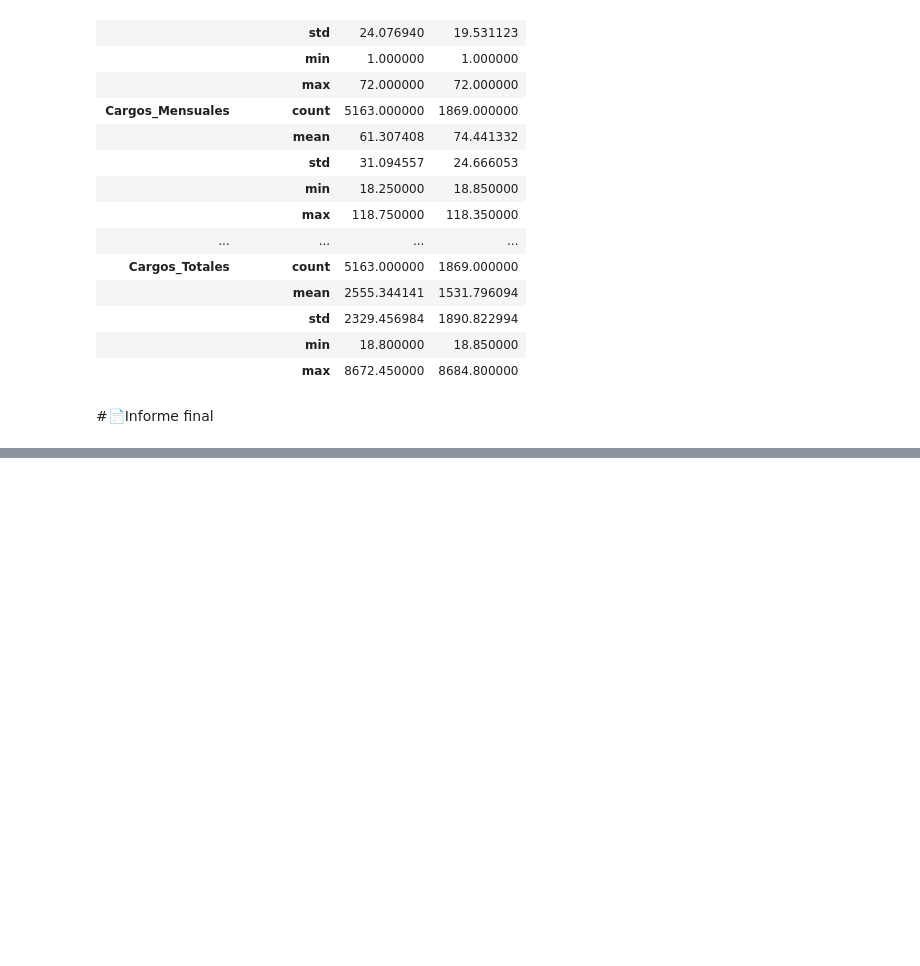
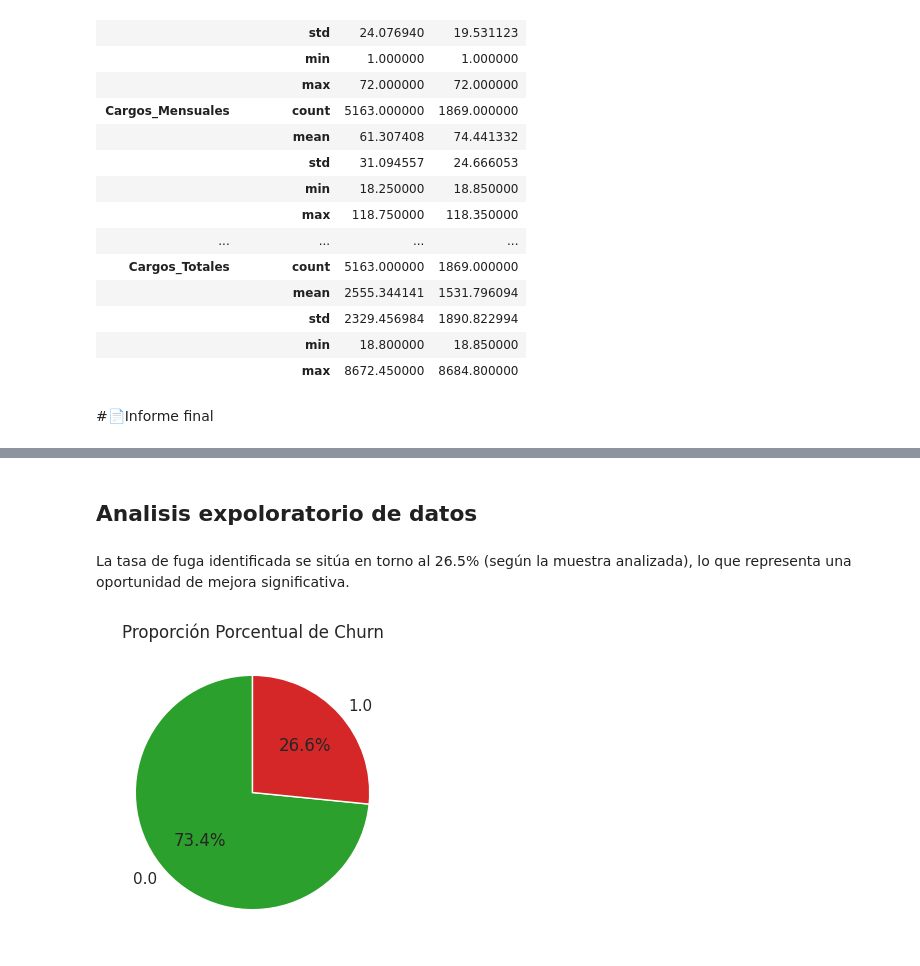
Before and after one commit to yansiercaro/TelecomX_LATAM, a Jupyter notebook: TelecomX_LATAM.ipynb, the cells around one changed output, grey strips where cells are left out. Cells and saved outputs as stored; diff of their text form; code cells hidden in the pictures; blank space fills up the shorter version.

```diff
--- a/TelecomX_LATAM.ipynb
+++ b/TelecomX_LATAM.ipynb
@@ -455,0 +459,15 @@ display(resumen_grupos.loc[(slice(None), ['count', 'mean', 'std', 'min', 'max'])
+# %% [markdown]
+## Analisis expoloratorio de datos
+# %% [markdown]
+La tasa de fuga identificada se sitúa en torno al 26.5% (según la muestra analizada), lo que representa una oportunidad de mejora significativa.
+# %%
+# Gráfico 2: Pastel (Proporción)
+plt.subplot(1, 2, 2)
+df_final['Fuga_Cliente'].value_counts().plot.pie(autopct='%1.1f%%', colors=['#2ca02c', '#d62728'], startangle=90)
+plt.title('Proporción Porcentual de Churn')
+plt.ylabel('')
+
+plt.tight_layout()
+plt.show()
+# %% [output]
+[figure, added]
```
Also changed, not shown: parts of 12 cells of this notebook.
